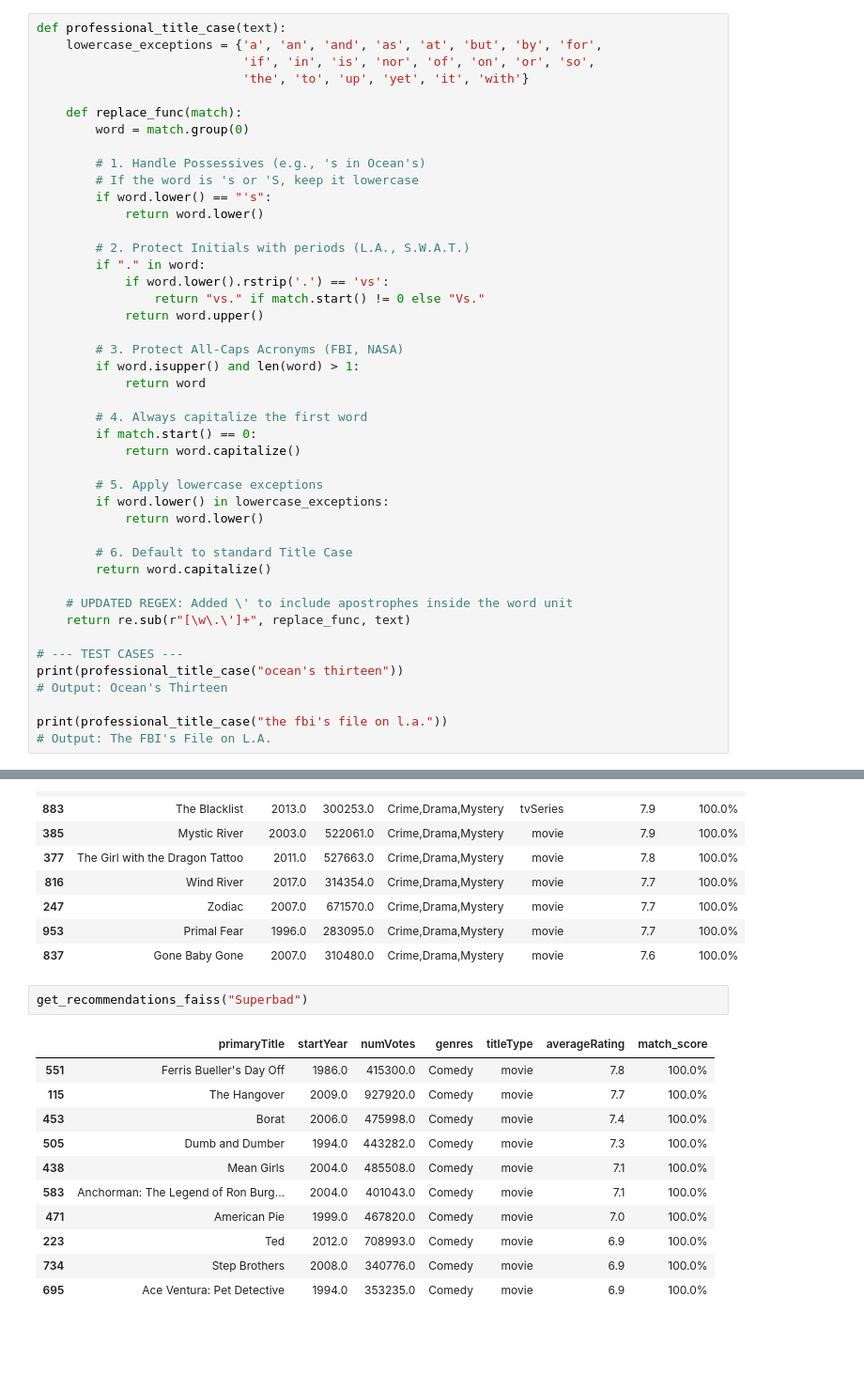
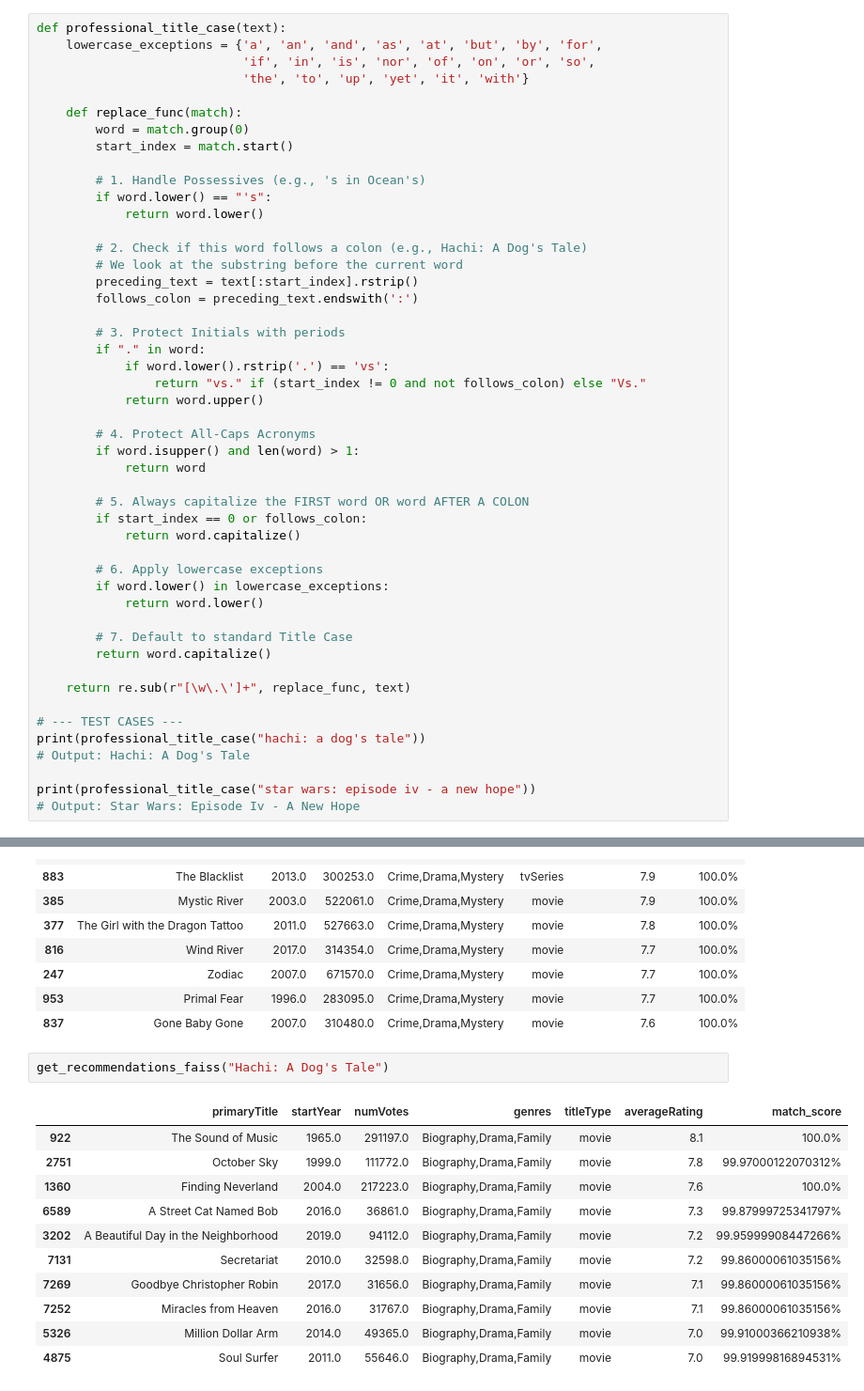
Before and after one commit to lewinskie254/movie-recommender, a Jupyter notebook: movie_dataset.ipynb, the cells around one changed output, grey strips where cells are left out. Shown at 94% size. Saved outputs shown, nothing was run; the diff lists cells and outputs as text; blank space fills up the shorter version.

Commit message:
After Colon Capitalization on regex edge case

```diff
--- a/movie_dataset.ipynb
+++ b/movie_dataset.ipynb
@@ -445,40 +445,44 @@ def professional_title_case(text):
 
     def replace_func(match):
         word = match.group(0)
+        start_index = match.start()
 
         # 1. Handle Possessives (e.g., 's in Ocean's)
-        # If the word is 's or 'S, keep it lowercase
         if word.lower() == "'s":
             return word.lower()
 
-        # 2. Protect Initials with periods (L.A., S.W.A.T.)
+        # 2. Check if this word follows a colon (e.g., Hachi: A Dog's Tale)
+        # We look at the substring before the current word
+        preceding_text = text[:start_index].rstrip()
+        follows_colon = preceding_text.endswith(':')
+
+        # 3. Protect Initials with periods
         if "." in word:
             if word.lower().rstrip('.') == 'vs':
-                return "vs." if match.start() != 0 else "Vs."
+                return "vs." if (start_index != 0 and not follows_colon) else "Vs."
             return word.upper()
 
-        # 3. Protect All-Caps Acronyms (FBI, NASA)
+        # 4. Protect All-Caps Acronyms
         if word.isupper() and len(word) > 1:
             return word
 
-        # 4. Always capitalize the first word
-        if match.start() == 0:
+        # 5. Always capitalize the FIRST word OR word AFTER A COLON
+        if start_index == 0 or follows_colon:
             return word.capitalize()
 
-        # 5. Apply lowercase exceptions
+        # 6. Apply lowercase exceptions
         if word.lower() in lowercase_exceptions:
             return word.lower()
 
-        # 6. Default to standard Title Case
+        # 7. Default to standard Title Case
         return word.capitalize()
 
-    # UPDATED REGEX: Added \' to include apostrophes inside the word unit
     return re.sub(r"[\w\.\']+", replace_func, text)
 
 # --- TEST CASES ---
-print(professional_title_case("ocean's thirteen"))
-# Output: Ocean's Thirteen
+print(professional_title_case("hachi: a dog's tale"))
+# Output: Hachi: A Dog's Tale
 
-print(professional_title_case("the fbi's file on l.a."))
-# Output: The FBI's File on L.A.
+print(professional_title_case("star wars: episode iv - a new hope"))
+# Output: Star Wars: Episode Iv - A New Hope
 # %% [output]
@@ -635,16 +639,16 @@ get_recommendations_faiss("Inside Man")
 | 953 | Primal Fear | 1996.0 | 283095.0 | Crime,Drama,Mystery | movie | 7.7 | 100.0% |
 | 837 | Gone Baby Gone | 2007.0 | 310480.0 | Crime,Drama,Mystery | movie | 7.6 | 100.0% |
 # %%
-get_recommendations_faiss("Superbad")
+get_recommendations_faiss("Hachi: A Dog's Tale")
 # %% [output]
 |  | primaryTitle | startYear | numVotes | genres | titleType | averageRating | match_score |
-| 551 | Ferris Bueller's Day Off | 1986.0 | 415300.0 | Comedy | movie | 7.8 | 100.0% |
-| 115 | The Hangover | 2009.0 | 927920.0 | Comedy | movie | 7.7 | 100.0% |
-| 453 | Borat | 2006.0 | 475998.0 | Comedy | movie | 7.4 | 100.0% |
-| 505 | Dumb and Dumber | 1994.0 | 443282.0 | Comedy | movie | 7.3 | 100.0% |
-| 438 | Mean Girls | 2004.0 | 485508.0 | Comedy | movie | 7.1 | 100.0% |
-| 583 | Anchorman: The Legend of Ron Burg... | 2004.0 | 401043.0 | Comedy | movie | 7.1 | 100.0% |
-| 471 | American Pie | 1999.0 | 467820.0 | Comedy | movie | 7.0 | 100.0% |
-| 223 | Ted | 2012.0 | 708993.0 | Comedy | movie | 6.9 | 100.0% |
-| 734 | Step Brothers | 2008.0 | 340776.0 | Comedy | movie | 6.9 | 100.0% |
-| 695 | Ace Ventura: Pet Detective | 1994.0 | 353235.0 | Comedy | movie | 6.9 | 100.0% |
+| 922 | The Sound of Music | 1965.0 | 291197.0 | Biography,Drama,Family | movie | 8.1 | 100.0% |
+| 2751 | October Sky | 1999.0 | 111772.0 | Biography,Drama,Family | movie | 7.8 | 99.97000122070312% |
+| 1360 | Finding Neverland | 2004.0 | 217223.0 | Biography,Drama,Family | movie | 7.6 | 100.0% |
+| 6589 | A Street Cat Named Bob | 2016.0 | 36861.0 | Biography,Drama,Family | movie | 7.3 | 99.87999725341797% |
+| 3202 | A Beautiful Day in the Neighborhood | 2019.0 | 94112.0 | Biography,Drama,Family | movie | 7.2 | 99.95999908447266% |
+| 7131 | Secretariat | 2010.0 | 32598.0 | Biography,Drama,Family | movie | 7.2 | 99.86000061035156% |
+| 7269 | Goodbye Christopher Robin | 2017.0 | 31656.0 | Biography,Drama,Family | movie | 7.1 | 99.86000061035156% |
+| 7252 | Miracles from Heaven | 2016.0 | 31767.0 | Biography,Drama,Family | movie | 7.1 | 99.86000061035156% |
+| 5326 | Million Dollar Arm | 2014.0 | 49365.0 | Biography,Drama,Family | movie | 7.0 | 99.91000366210938% |
+| 4875 | Soul Surfer | 2011.0 | 55646.0 | Biography,Drama,Family | movie | 7.0 | 99.91999816894531% |
```
Also changed, not shown: parts of 1 cell of this notebook.
